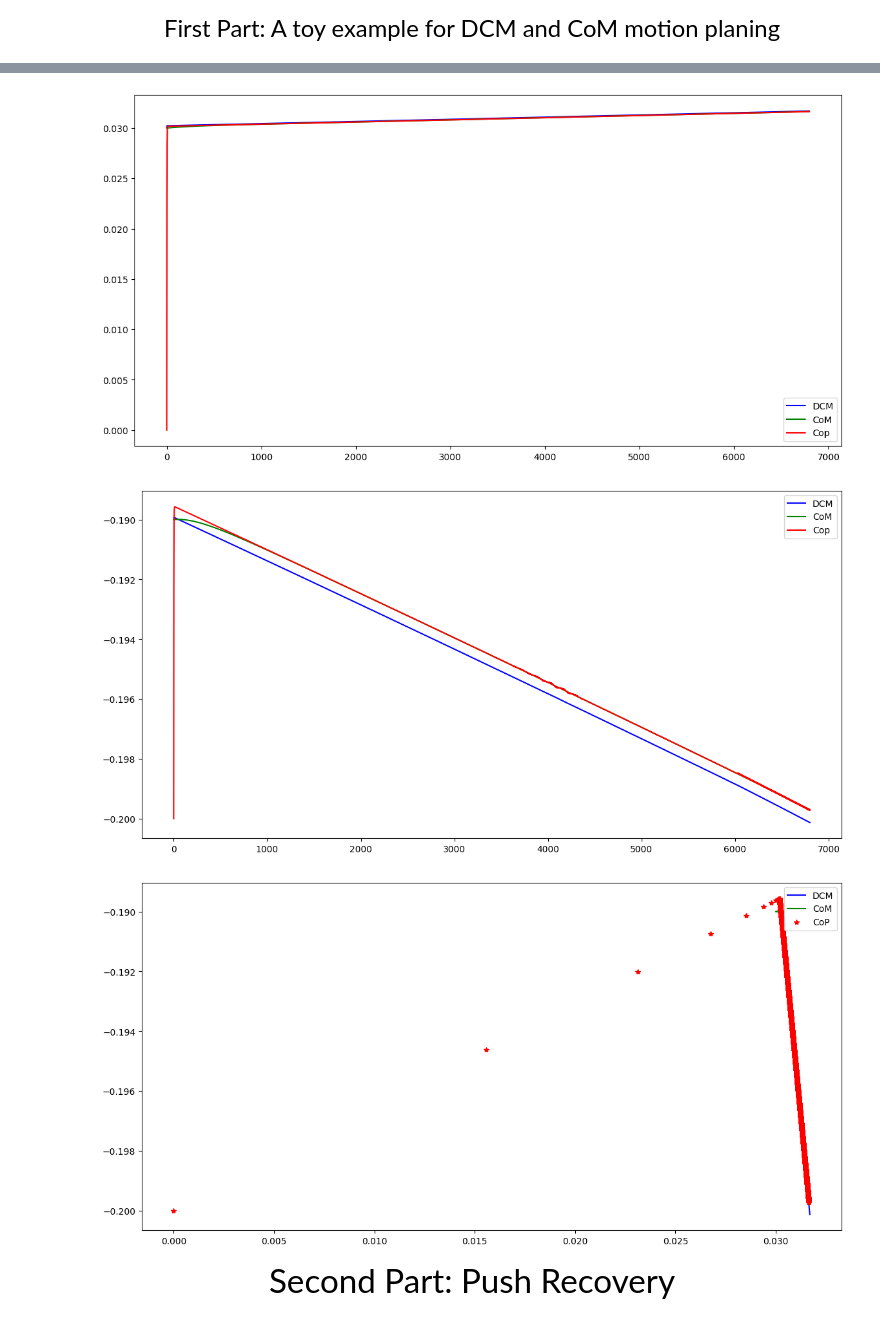
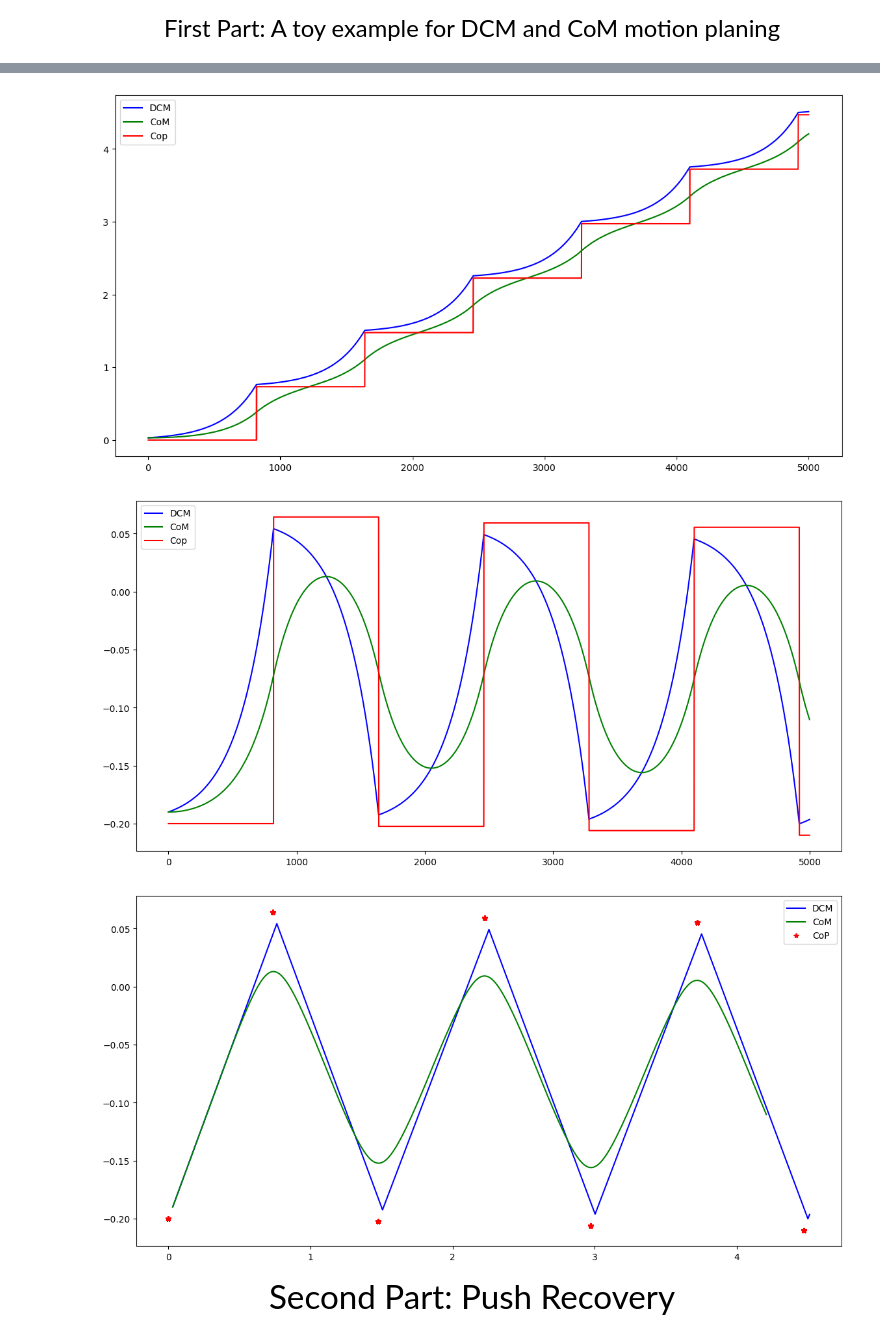
Before and after one commit to RobinJunod/robot_jambe, a Jupyter notebook: DCM-Locomotion.ipynb, the cells around one changed output, grey strips where cells are left out. Cells and saved outputs as stored; diff of their text form; code cells hidden in the pictures.

```diff
--- a/DCM-Locomotion.ipynb
+++ b/DCM-Locomotion.ipynb
@@ -48,7 +48,7 @@ internalStep=0.0
 deltaStepDurationMin= 0.3 # we substract this value from nominal step duration to find lower boundry of step duration constraint
 deltaStepDurationMax= 1.3 # we add this value to nominal step duration to find upper boundry of step duration constraint
 
-for iter in range(6800):
+for iter in range(5000):
     alphaCoPX = 1.0
     alphaCoPY = 1.0
     alphaSigma = 1.0
@@ -61,7 +61,7 @@ for iter in range(6800):
 
     OffsetNoMX = 0.03 #nominal DCM x offset
     OffsetNoMY = -1*sign*0.01 #nominal DCM  y offset
-    SigmaNoM =  math.exp(math.sqrt(9.81/CoMHeight )*(NominalStepDuration))# todo: #nominal sigma (function of NominalStepDuration)
+    SigmaNoM =  math.exp(math.sqrt(9.81/CoMHeight)*(NominalStepDuration))# todo: #nominal sigma (function of NominalStepDuration)
 
     #make a boundry limit for the next step position and duration
     CoPTMaxX = CoPNoMX+0.4 #next step position maximum constraits for x
@@ -70,9 +70,10 @@ for iter in range(6800):
     CoPTMinX = CoPNoMX-0.4 #next step position minimum constrait for x
     CoPTMinY = CoPNoMY-0.4 #next step position minimum constrait for y
 
-    SigmaMin = NominalStepDuration - deltaStepDurationMin# todo: use NominalStepDuration and deltaStepDurationMin
-    SigmaMax = NominalStepDuration + deltaStepDurationMax # todo: use NominalStepDuration and deltaStepDurationMax
-
+    SigmaMin = SigmaNoM - math.exp(math.sqrt(9.81/CoMHeight)*(deltaStepDurationMin))# todo: use NominalStepDuration and deltaStepDurationMin
+    SigmaMax = SigmaNoM + math.exp(math.sqrt(9.81/CoMHeight)*(deltaStepDurationMax)) # todo: use NominalStepDuration and deltaStepDurationMax
+    #print(SigmaMin)
+    #print(math.sqrt(9.81/CoMHeight)*(NominalStepDuration+deltaStepDurationMax))
     CopXInit = CoPX
     DCMXInit = DCMx
     CopYInit = CoPY
@@ -84,7 +85,11 @@ for iter in range(6800):
     #make Hessian, Gradient and Constraints matrix of QP based on equations 13,14,15 and 16,
     #you can expand these equations to find the follwoing matrices
     P = np.diag(np.array([alphaCoPX,alphaCoPY,alphaSigma,alphaOffsetX,alphaOffsetY]))# todo: use equation 14 and 16 to find the P and Q
-    q = np.zeros([5,1]) # todo: use equation 14 and 16 to find the P and Q
+    q = np.array([[-CoPNoMX*alphaCoPX],
+                  [-CoPNoMY*alphaCoPY],
+                  [-SigmaNoM*alphaSigma],
+                  [-OffsetNoMX*alphaOffsetX],
+                  [-OffsetNoMY*alphaOffsetY]]) # todo: use equation 14 and 16 to find the P and Q
     G = np.array([[1,0,0,0,0],
                   [0,1,0,0,0],
                   [-1,0,0,0,0],
@@ -137,36 +142,36 @@ for iter in range(6800):
         DCMx =DesiredDCM[0]
         DCMy =DesiredDCM[1]
 
 
 # todo: uncomment to plot
 figg, (ax) = plt.subplots(figsize = (14, 7))
 ax.plot(np.array(DCMTrajectoryToy)[:,0],'b',label="DCM")
 ax.plot(np.array(CoMTrajectoryToy)[:,0],'g',label="CoM")
 ax.plot(np.array(CoPTrajectoryToy)[:,0],'r',label="Cop")
 plt.legend()
 plt.show()
 figg1, (ax1) = plt.subplots(figsize = (14, 7))
 ax1.plot(np.array(DCMTrajectoryToy)[:,1],'b',label="DCM")
 ax1.plot(np.array(CoMTrajectoryToy)[:,1],'g',label="CoM")
 ax1.plot(np.array(CoPTrajectoryToy)[:,1],'r',label="Cop")
 plt.legend()
 plt.show()
 figg2, (ax2) = plt.subplots(figsize = (14, 7))
 ax2.plot(np.array(DCMTrajectoryToy)[:,0],np.array(DCMTrajectoryToy)[:,1],'b',label="DCM")
 ax2.plot(np.array(CoMTrajectoryToy)[:,0],np.array(CoMTrajectoryToy)[:,1],'g',label="CoM")
 ax2.plot(np.array(CoPTrajectoryToy)[:,0],np.array(CoPTrajectoryToy)[:,1],'*r',label="CoP")
 plt.legend()
 plt.show()
 # %% [output]
 For best performance, build P as a scipy.sparse.csc_matrix rather than as a numpy.ndarray
   warnings.warn(
 For best performance, build G as a scipy.sparse.csc_matrix rather than as a numpy.ndarray
   warnings.warn(
 For best performance, build A as a scipy.sparse.csc_matrix rather than as a numpy.ndarray
   warnings.warn(
-[figure, old version]
+[figure, new version]
-[figure, old version]
+[figure, new version]
-[figure, old version]
+[figure, new version]
 # %% [markdown]
 <div style="text-align:center"><span style="color:black; font-family:helvetica; font-size:2.37em;">Second Part: Push Recovery </span></div>
 # %% [markdown]
```
Also changed, not shown: parts of 6 cells of this notebook, 2 other files.
